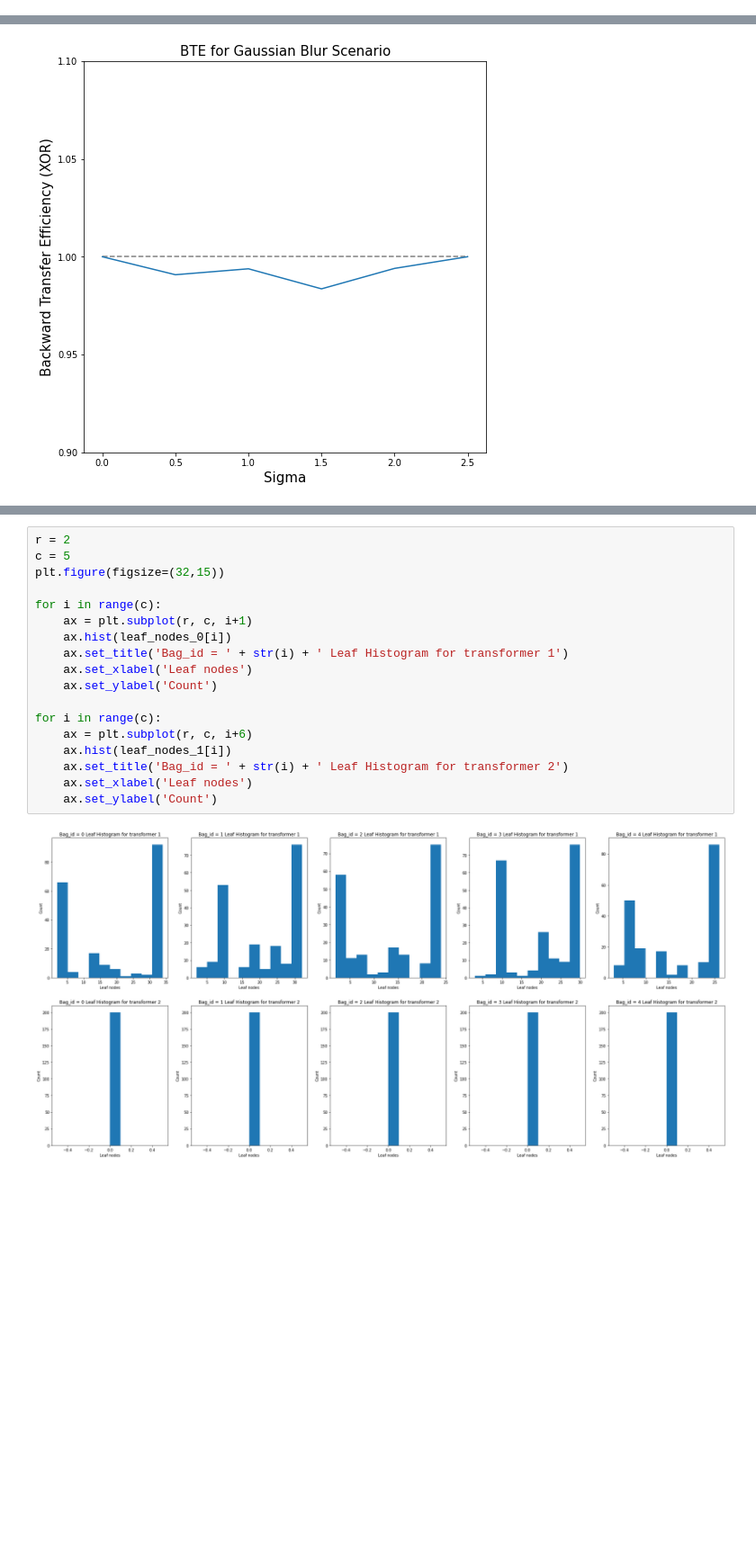
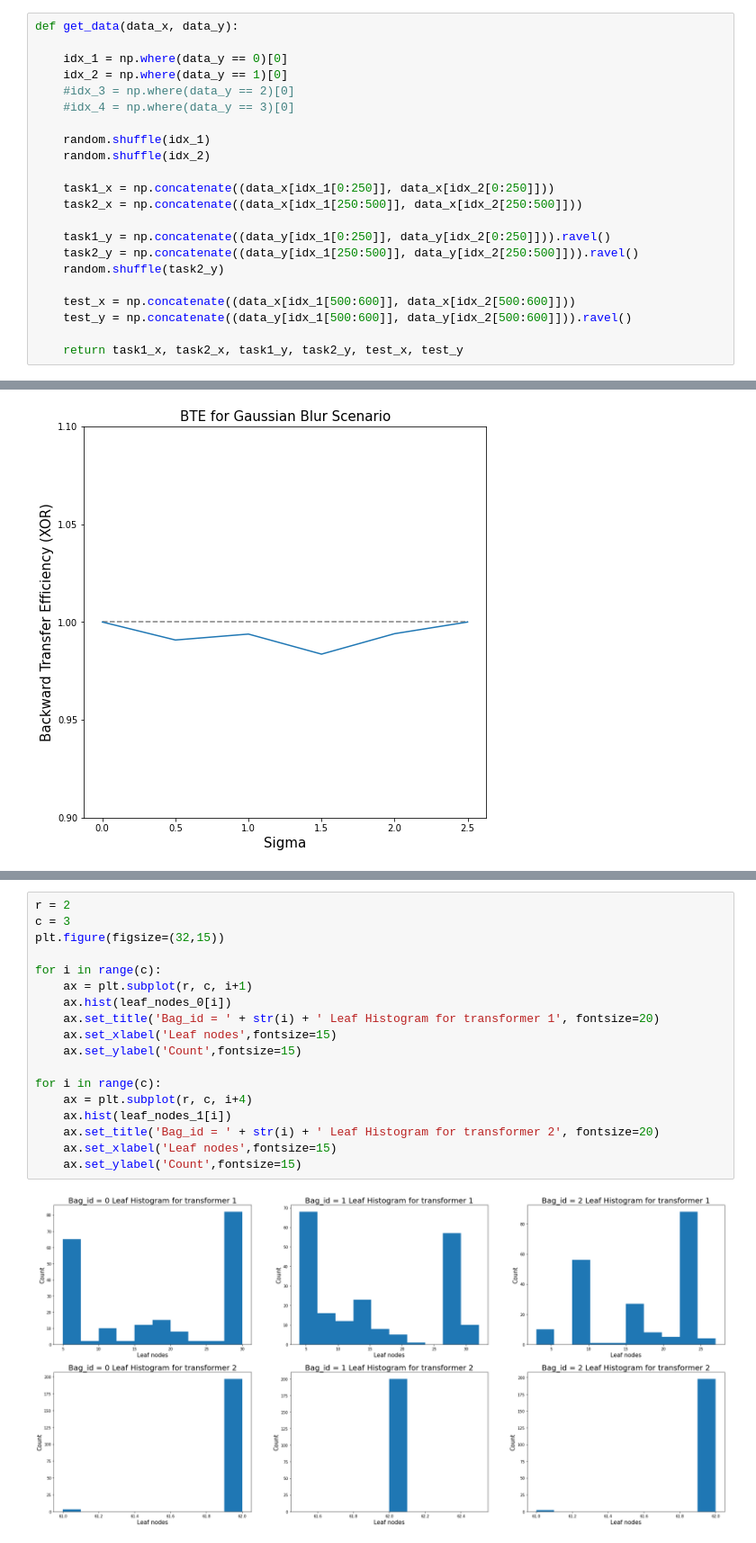
Before and after one commit to ykobaya9/ndd-links, a Jupyter notebook: cifar_experiments.ipynb, the cells around one changed output, grey strips where cells are left out. Shown at 90% size. Saved outputs shown, nothing was run; the diff lists cells and outputs as text; blank space fills up the shorter version.

```diff
--- a/cifar_experiments.ipynb
+++ b/cifar_experiments.ipynb
@@ -43 +55,23 @@ idx_4 = np.where(data_y == 3)[0]
+# %%
+def get_data(data_x, data_y):
+
+    idx_1 = np.where(data_y == 0)[0]
+    idx_2 = np.where(data_y == 1)[0]
+    #idx_3 = np.where(data_y == 2)[0]
+    #idx_4 = np.where(data_y == 3)[0]
+
+    random.shuffle(idx_1)
+    random.shuffle(idx_2)
+
+    task1_x = np.concatenate((data_x[idx_1[0:250]], data_x[idx_2[0:250]]))
+    task2_x = np.concatenate((data_x[idx_1[250:500]], data_x[idx_2[250:500]]))
+
+    task1_y = np.concatenate((data_y[idx_1[0:250]], data_y[idx_2[0:250]])).ravel()
+    task2_y = np.concatenate((data_y[idx_1[250:500]], data_y[idx_2[250:500]])).ravel()
+    random.shuffle(task2_y)
+
+    test_x = np.concatenate((data_x[idx_1[500:600]], data_x[idx_2[500:600]]))
+    test_y = np.concatenate((data_y[idx_1[500:600]], data_y[idx_2[500:600]])).ravel()
+
+    return task1_x, task2_x, task1_y, task2_y, test_x, test_y
 # %%
@@ -460,20 +512,20 @@ vote_per_transformer_id
 # %%
 r = 2
-c = 5
+c = 3
 plt.figure(figsize=(32,15))
 
 for i in range(c):
     ax = plt.subplot(r, c, i+1)
     ax.hist(leaf_nodes_0[i])
-    ax.set_title('Bag_id = ' + str(i) + ' Leaf Histogram for transformer 1')
-    ax.set_xlabel('Leaf nodes')
-    ax.set_ylabel('Count')
+    ax.set_title('Bag_id = ' + str(i) + ' Leaf Histogram for transformer 1', fontsize=20)
+    ax.set_xlabel('Leaf nodes',fontsize=15)
+    ax.set_ylabel('Count',fontsize=15)
 
 for i in range(c):
-    ax = plt.subplot(r, c, i+6)
+    ax = plt.subplot(r, c, i+4)
     ax.hist(leaf_nodes_1[i])
-    ax.set_title('Bag_id = ' + str(i) + ' Leaf Histogram for transformer 2')
-    ax.set_xlabel('Leaf nodes')
-    ax.set_ylabel('Count')
+    ax.set_title('Bag_id = ' + str(i) + ' Leaf Histogram for transformer 2', fontsize=20)
+    ax.set_xlabel('Leaf nodes',fontsize=15)
+    ax.set_ylabel('Count',fontsize=15)
 # %% [output]
-[figure, old version]
+[figure, new version]
```
Also changed, not shown: parts of 28 cells of this notebook.
